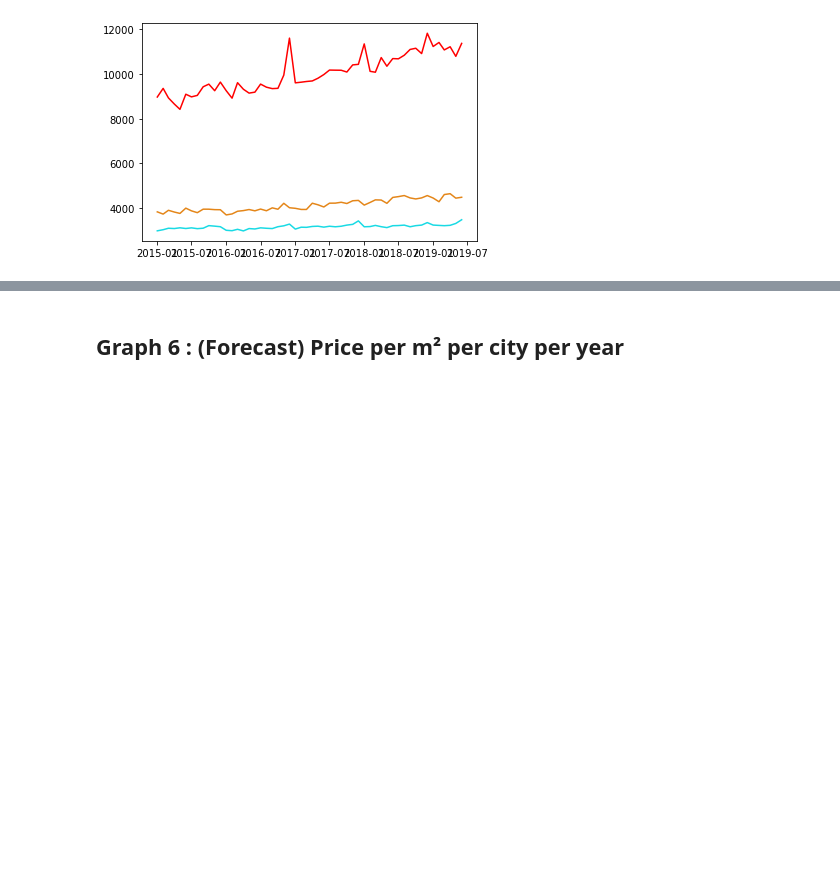
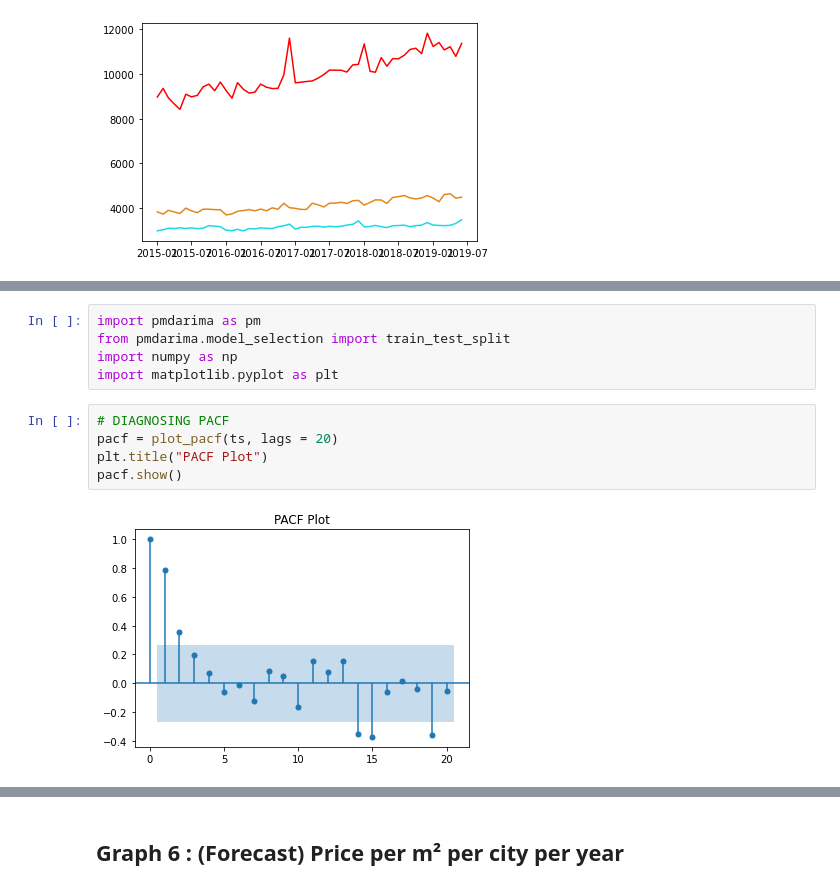
Before and after one commit to 13w13/U2-Big-Data-Tools-for-Business, a Jupyter notebook: 2. Real Estate Market EDA.ipynb, the cells around one changed output, grey strips where cells are left out. Drawn from its saved outputs; the diff is of its cells as text; blank space fills up the shorter version.

```diff
--- a/2. Real Estate Market EDA.ipynb
+++ b/2. Real Estate Market EDA.ipynb
@@ -967,0 +1008,12 @@ Time Series Analysis
+# %%
+import pmdarima as pm
+from pmdarima.model_selection import train_test_split
+import numpy as np
+import matplotlib.pyplot as plt
+# %%
+# DIAGNOSING PACF
+pacf = plot_pacf(ts, lags = 20)
+plt.title("PACF Plot")
+pacf.show()
+# %% [output]
+[figure, added]
```
Also changed, not shown: parts of 28 cells of this notebook.
